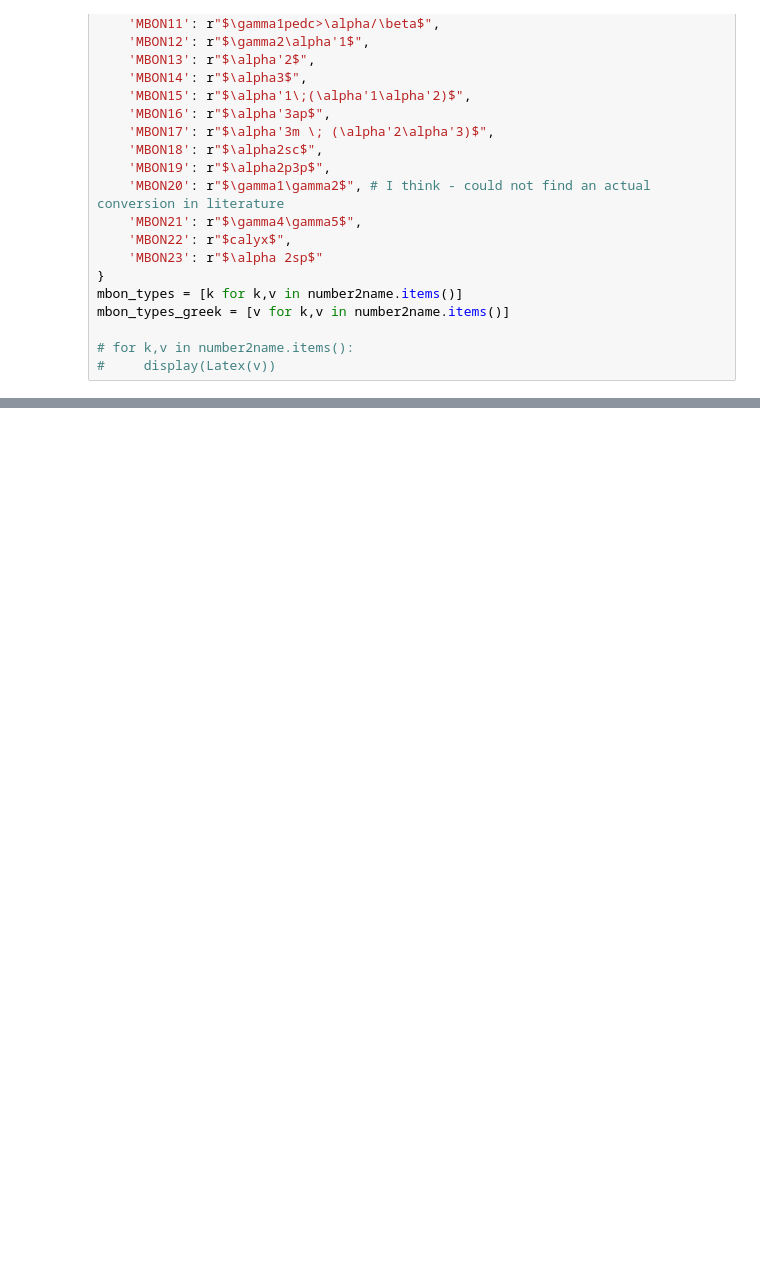
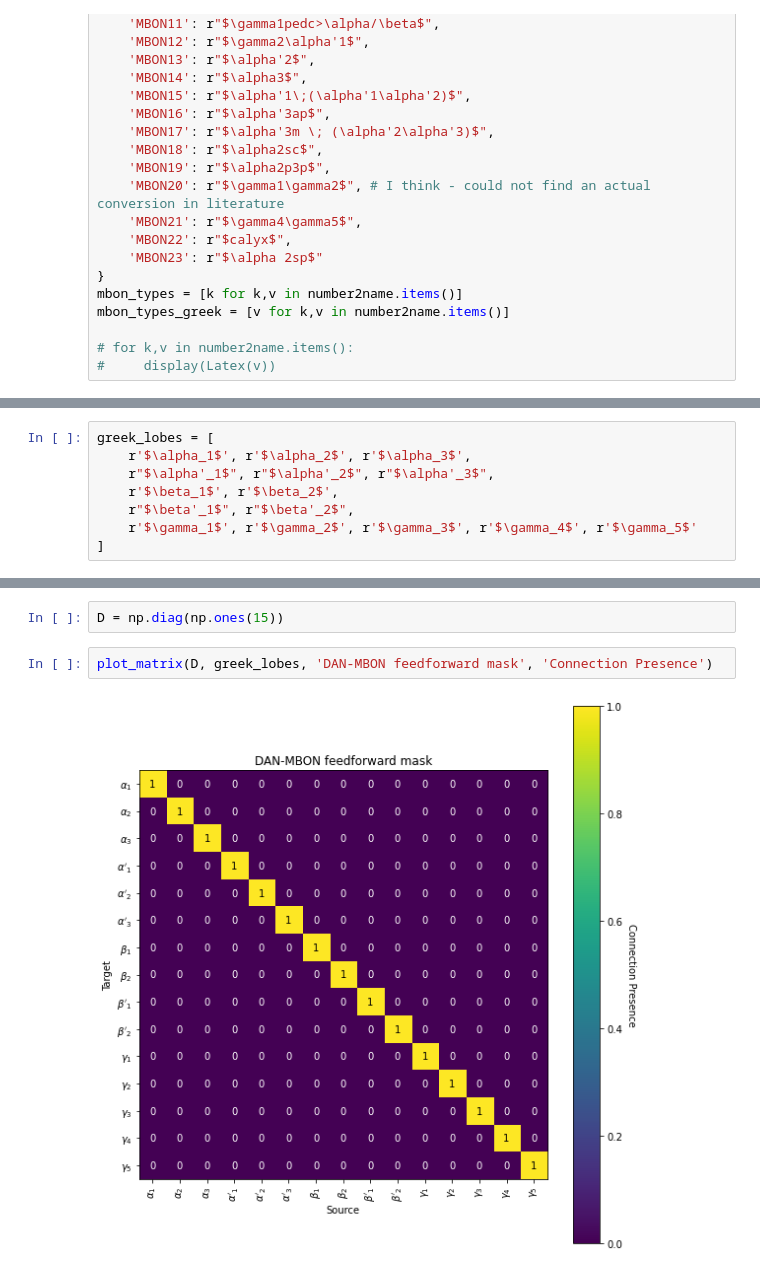
Before and after one commit to Jake-Jay/mushroom-body-models, a Jupyter notebook: notebooks/connectomics.ipynb, the cells around one changed output, grey strips where cells are left out. Saved outputs shown, nothing was run; the diff lists cells and outputs as text; blank space fills up the shorter version.

```diff
--- a/notebooks/connectomics.ipynb
+++ b/notebooks/connectomics.ipynb
@@ -74,0 +93,8 @@ plt.show()
+# %%
+greek_lobes = [
+    r'$\alpha_1$', r'$\alpha_2$', r'$\alpha_3$',
+    r"$\alpha'_1$", r"$\alpha'_2$", r"$\alpha'_3$",
+    r'$\beta_1$', r'$\beta_2$',
+    r"$\beta'_1$", r"$\beta'_2$",
+    r'$\gamma_1$', r'$\gamma_2$', r'$\gamma_3$', r'$\gamma_4$', r'$\gamma_5$'
+]
@@ -74,0 +199,6 @@ plt.show()
+# %%
+D = np.diag(np.ones(15))
+# %%
+plot_matrix(D, greek_lobes, 'DAN-MBON feedforward mask', 'Connection Presence')
+# %% [output]
+[figure, added]
```
Also changed, not shown: parts of 14 cells of this notebook, 1 other file.
